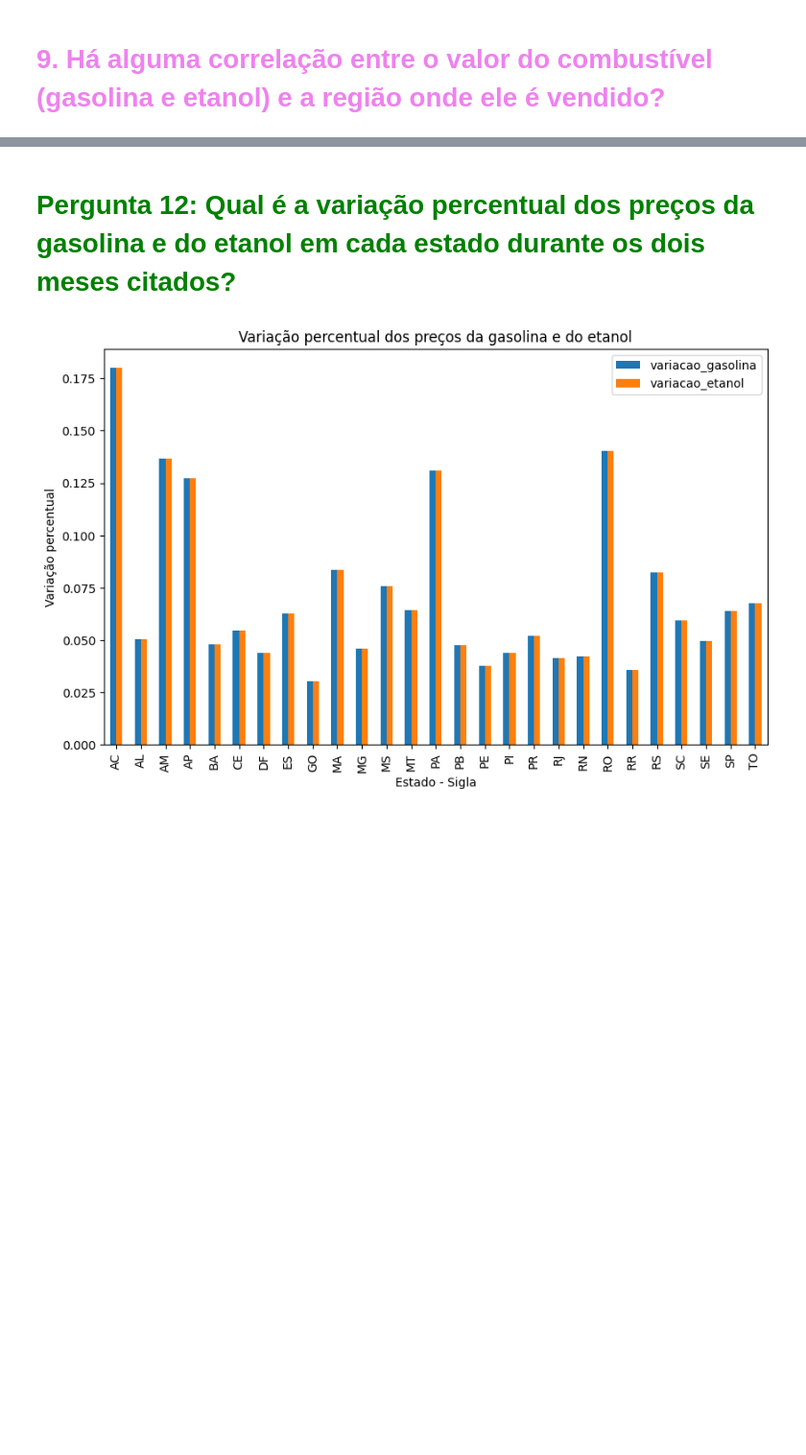
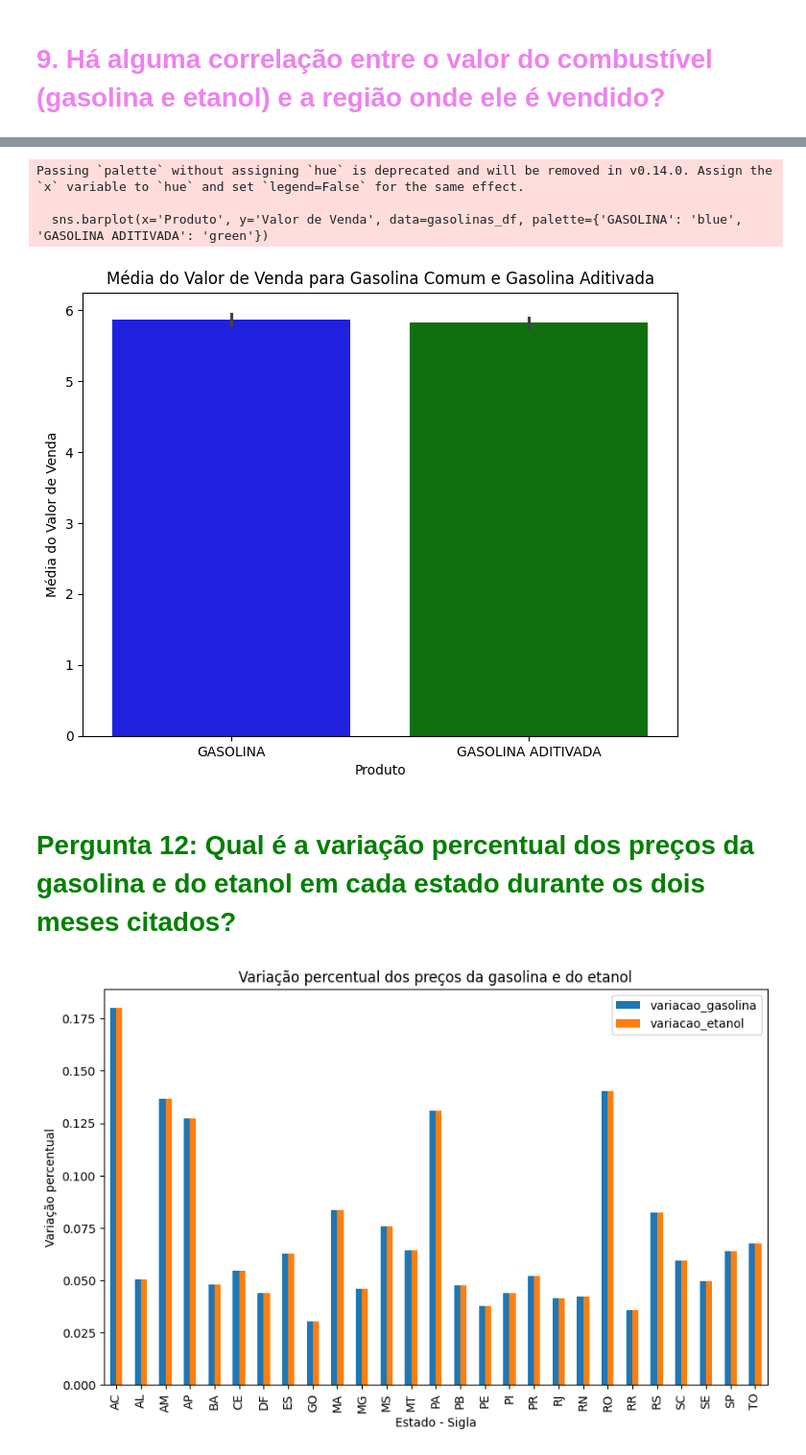
Before and after one commit to IsabelaAthayde/fuels-price-analysis, a Jupyter notebook: trabalho_em_grupo1.ipynb, the cells around one changed output, grey strips where cells are left out. Shown at 96% size. Drawn from its saved outputs; the diff is of its cells as text; code cells hidden in the pictures; blank space fills up the shorter version.

```diff
--- a/trabalho_em_grupo1.ipynb
+++ b/trabalho_em_grupo1.ipynb
@@ -676,3 +728,19 @@ questao9E.T.corr()
+# %%
+ #Filtrar o DataFrame para incluir apenas Gasolina comum e Gasolina aditivada
+gasolinas_df = df[df['Produto'].isin(['GASOLINA', 'GASOLINA ADITIVADA'])]
+
+# Criar gráfico de barras com cores diferentes para cada tipo de gasolina
+plt.figure(figsize=(8, 6))
+sns.barplot(x='Produto', y='Valor de Venda', data=gasolinas_df, palette={'GASOLINA': 'blue', 'GASOLINA ADITIVADA': 'green'})
+plt.title('Média do Valor de Venda para Gasolina Comum e Gasolina Aditivada')
+plt.xlabel('Produto')
+plt.ylabel('Média do Valor de Venda')
+plt.show()
+# %% [output]
+Passing `palette` without assigning `hue` is deprecated and will be removed in v0.14.0. Assign the `x` variable to `hue` and set `legend=False` for the same effect.
+
+  sns.barplot(x='Produto', y='Valor de Venda', data=gasolinas_df, palette={'GASOLINA': 'blue', 'GASOLINA ADITIVADA': 'green'})
+[figure, added]
 # %% [markdown]
 # <font color = "green"> Pergunta 12: Qual é a variação percentual dos preços da gasolina e do etanol em cada estado durante os dois meses citados?
 # %%
```
Also changed, not shown: parts of 24 cells of this notebook.
